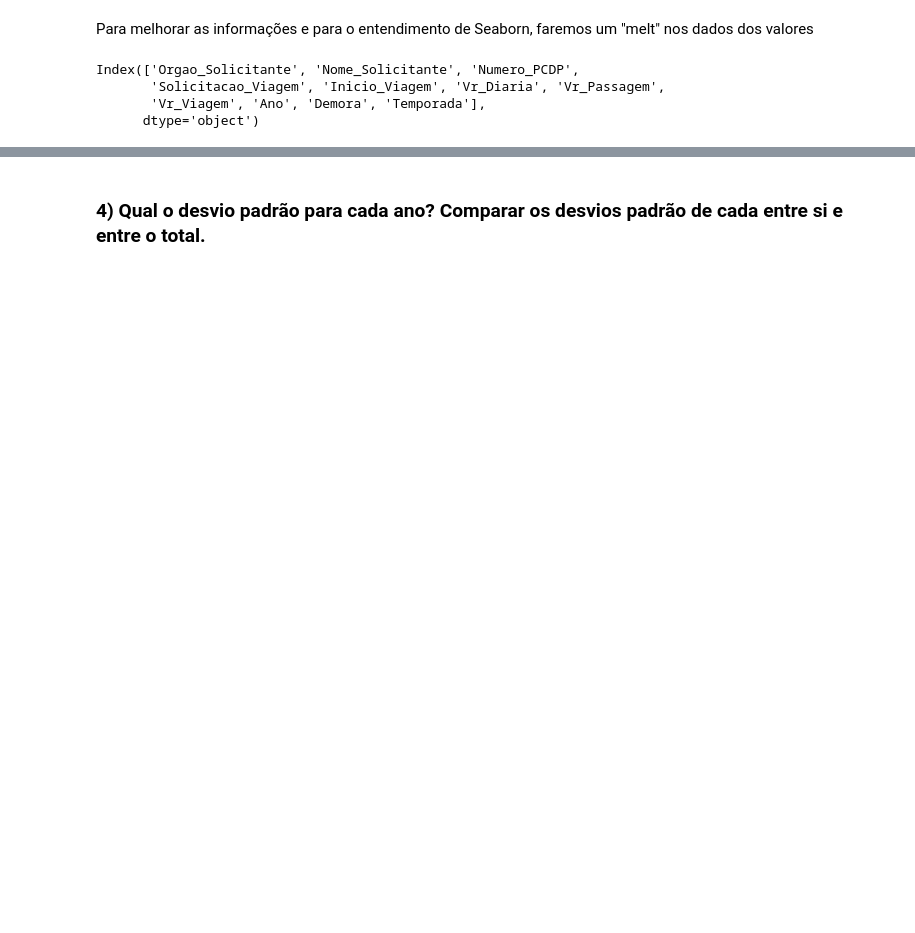
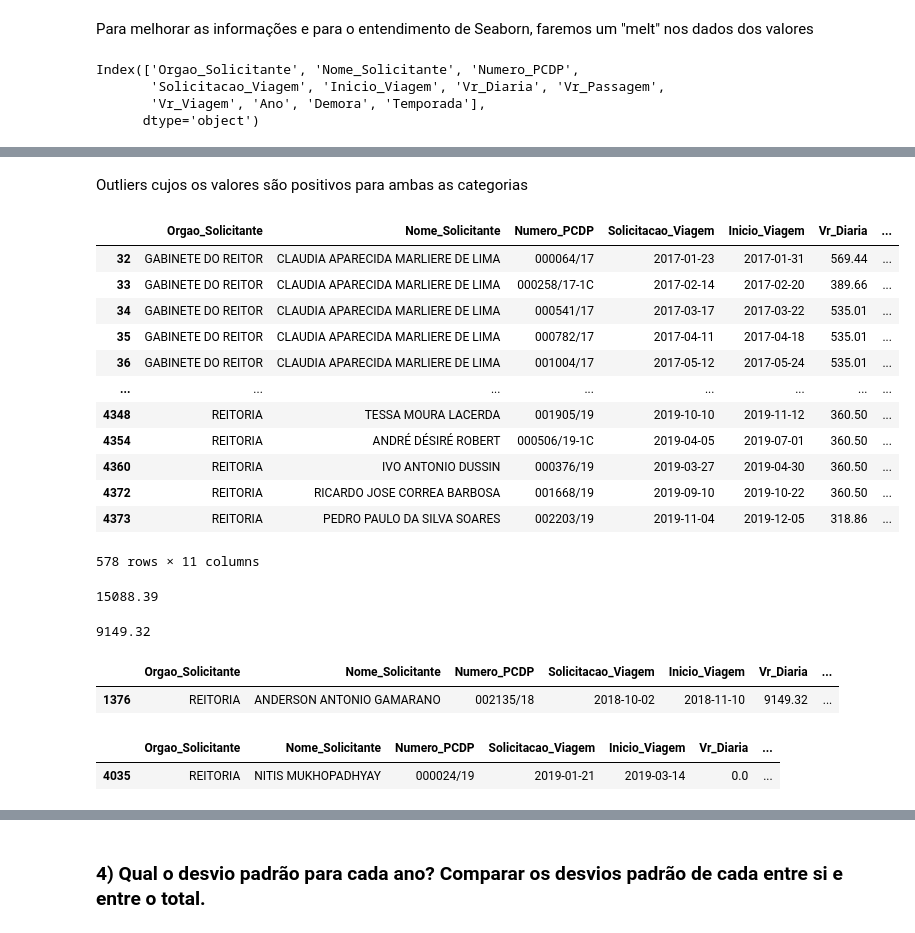
Before and after one commit to PedroSouzaDS/Traveling-Costs-Issue, a Jupyter notebook: Exploring_analysis/Análise_exploratoria.ipynb, the cells around one changed output, grey strips where cells are left out. Cells and saved outputs as stored; diff of their text form; code cells hidden in the pictures; blank space fills up the shorter version.

```diff
--- a/Exploring_analysis/Análise_exploratoria.ipynb
+++ b/Exploring_analysis/Análise_exploratoria.ipynb
@@ -505,0 +629,36 @@ df_melt.head()
+# %% [markdown]
+Outliers cujos os valores são positivos para ambas as categorias
+# %%
+df[(df.Vr_Diaria >= 283.11) & (df.Vr_Passagem != 0)]
+# %% [output]
+|  | Orgao_Solicitante | Nome_Solicitante | Numero_PCDP | Solicitacao_Viagem | Inicio_Viagem | Vr_Diaria | ... |
+| 32 | GABINETE DO REITOR | CLAUDIA APARECIDA MARLIERE DE LIMA | 000064/17 | 2017-01-23 | 2017-01-31 | 569.44 | ... |
+| 33 | GABINETE DO REITOR | CLAUDIA APARECIDA MARLIERE DE LIMA | 000258/17-1C | 2017-02-14 | 2017-02-20 | 389.66 | ... |
+| 34 | GABINETE DO REITOR | CLAUDIA APARECIDA MARLIERE DE LIMA | 000541/17 | 2017-03-17 | 2017-03-22 | 535.01 | ... |
+| 35 | GABINETE DO REITOR | CLAUDIA APARECIDA MARLIERE DE LIMA | 000782/17 | 2017-04-11 | 2017-04-18 | 535.01 | ... |
+| 36 | GABINETE DO REITOR | CLAUDIA APARECIDA MARLIERE DE LIMA | 001004/17 | 2017-05-12 | 2017-05-24 | 535.01 | ... |
+| ... | ... | ... | ... | ... | ... | ... | ... |
+| 4348 | REITORIA | TESSA MOURA LACERDA | 001905/19 | 2019-10-10 | 2019-11-12 | 360.50 | ... |
+| 4354 | REITORIA | ANDRÉ DÉSIRÉ ROBERT | 000506/19-1C | 2019-04-05 | 2019-07-01 | 360.50 | ... |
+| 4360 | REITORIA | IVO ANTONIO DUSSIN | 000376/19 | 2019-03-27 | 2019-04-30 | 360.50 | ... |
+| 4372 | REITORIA | RICARDO JOSE CORREA BARBOSA | 001668/19 | 2019-09-10 | 2019-10-22 | 360.50 | ... |
+| 4373 | REITORIA | PEDRO PAULO DA SILVA SOARES | 002203/19 | 2019-11-04 | 2019-12-05 | 318.86 | ... |
+578 rows × 11 columns
+# %%
+max(df.Vr_Passagem)
+# %% [output]
+15088.39
+# %%
+max(df.Vr_Diaria)
+# %% [output]
+9149.32
+# %%
+df[df.Vr_Diaria == 9149.32]
+# %% [output]
+|  | Orgao_Solicitante | Nome_Solicitante | Numero_PCDP | Solicitacao_Viagem | Inicio_Viagem | Vr_Diaria | ... |
+| 1376 | REITORIA | ANDERSON ANTONIO GAMARANO | 002135/18 | 2018-10-02 | 2018-11-10 | 9149.32 | ... |
+# %%
+df[df.Vr_Passagem == 15088.39]
+# %% [output]
+|  | Orgao_Solicitante | Nome_Solicitante | Numero_PCDP | Solicitacao_Viagem | Inicio_Viagem | Vr_Diaria | ... |
+| 4035 | REITORIA | NITIS MUKHOPADHYAY | 000024/19 | 2019-01-21 | 2019-03-14 | 0.0 | ... |
```
Also changed, not shown: parts of 34 cells of this notebook.
